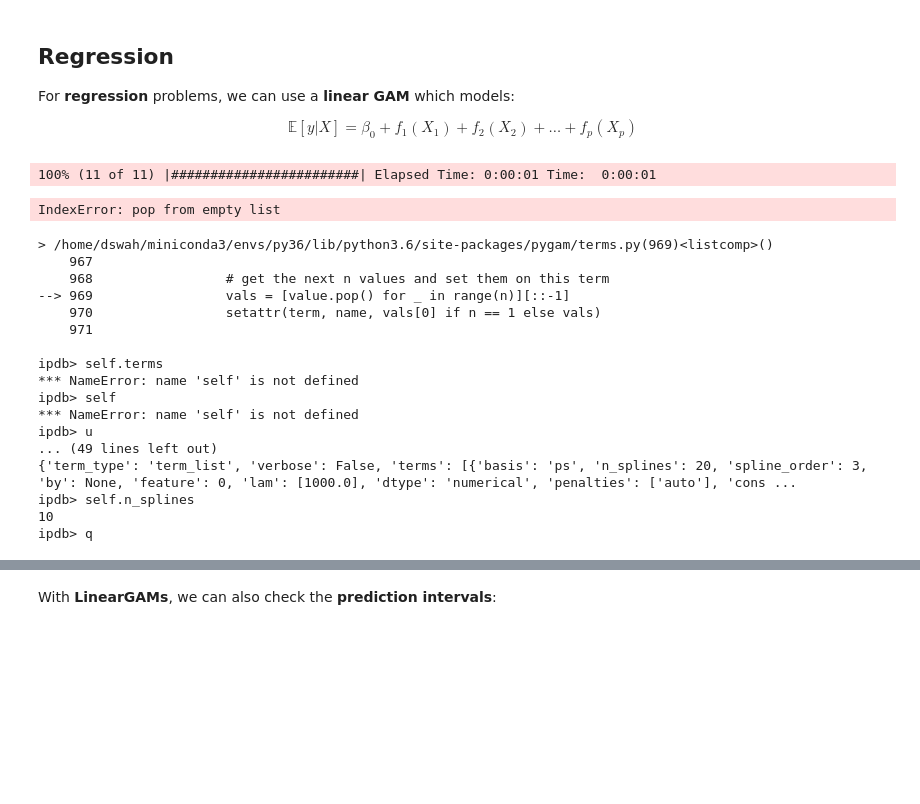
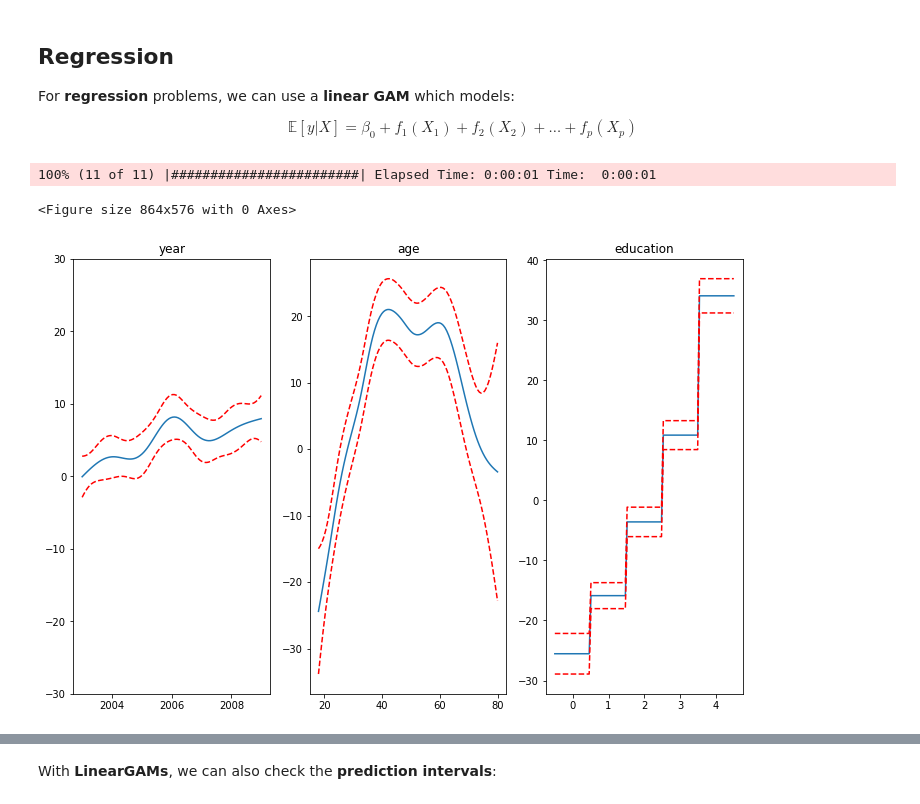
Before and after one commit to dswah/pyGAM, a Jupyter notebook: doc/source/notebooks/getting_started.ipynb, the cells around one changed output, grey strips where cells are left out. Drawn from its saved outputs; the diff is of its cells as text; code cells hidden in the pictures; blank space fills up the shorter version.

```diff
--- a/doc/source/notebooks/getting_started.ipynb
+++ b/doc/source/notebooks/getting_started.ipynb
@@ -35,44 +35,24 @@ plt.rcParams['figure.figsize'] = (12, 8)
 # %%
 from pygam import LinearGAM, s, f
 from pygam.datasets import wage
 
 X, y = wage(return_X_y=True)
 
-gam = LinearGAM()
-gam.n_splines = 10
+gam = LinearGAM(s(0) + s(1) + f(2))
 gam.gridsearch(X, y)
 
 plt.figure();
 fig, axs = plt.subplots(1,3);
 
 titles = ['year', 'age', 'education']
 for i, ax in enumerate(axs):
     XX = gam.generate_X_grid(term=i)
     ax.plot(XX[:, i], gam.partial_dependence(term=i, X=XX));
     ax.plot(XX[:, i], gam.partial_dependence(term=i, X=XX, width=.95)[1], c='r', ls='--');
     if i == 0:
         ax.set_ylim(-30,30);
     ax.set_title(titles[i]);
 # %% [output]
 100% (11 of 11) |########################| Elapsed Time: 0:00:01 Time:  0:00:01
-IndexError: pop from empty list
+<Figure size 864x576 with 0 Axes>
+[figure, added]
-# %%
-debug
-# %% [output]
-> /home/dswah/miniconda3/envs/py36/lib/python3.6/site-packages/pygam/terms.py(969)<listcomp>()
-    967
-    968                 # get the next n values and set them on this term
---> 969                 vals = [value.pop() for _ in range(n)][::-1]
-    970                 setattr(term, name, vals[0] if n == 1 else vals)
-    971
-
-ipdb> self.terms
-*** NameError: name 'self' is not defined
-ipdb> self
-*** NameError: name 'self' is not defined
-ipdb> u
-... (49 lines left out)
-{'term_type': 'term_list', 'verbose': False, 'terms': [{'basis': 'ps', 'n_splines': 20, 'spline_order': 3, 'by': None, 'feature': 0, 'lam': [1000.0], 'dtype': 'numerical', 'penalties': ['auto'], 'cons ...
-ipdb> self.n_splines
-10
-ipdb> q
```
Also changed, not shown: parts of 41 cells of this notebook.
